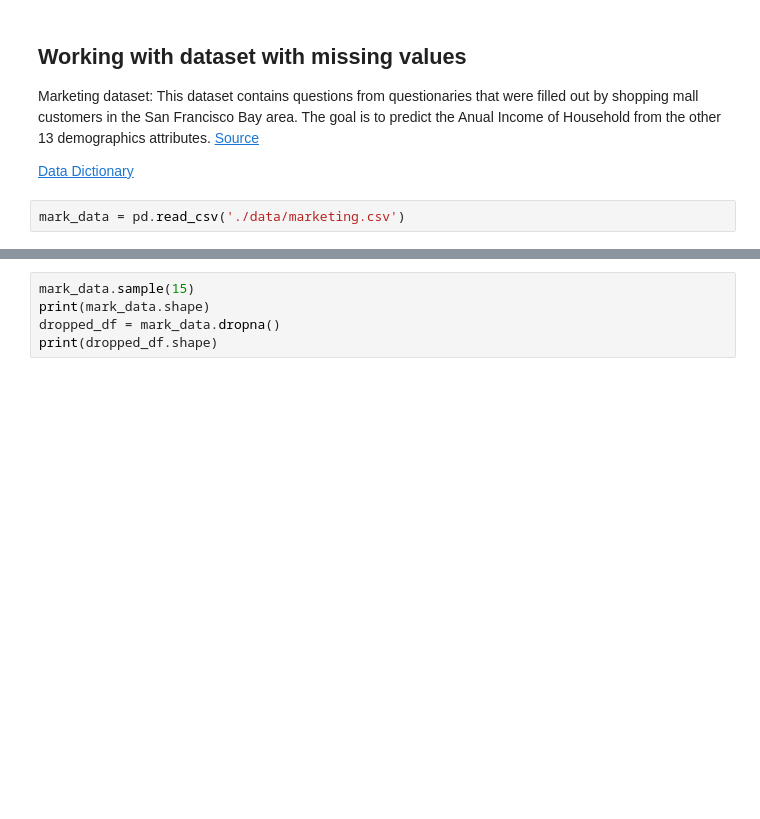
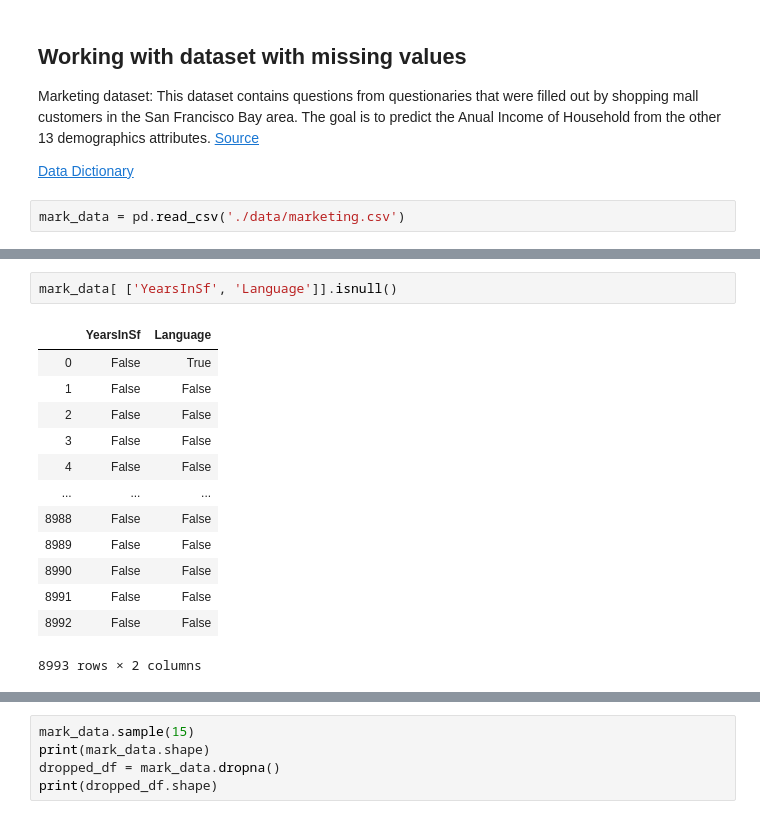
Before and after one commit to jarp/ITAO-30210-SP21, a Jupyter notebook: Class_11_Pandas_Masking_Missing_Data.ipynb, the cells around one changed output, grey strips where cells are left out. Saved outputs shown, nothing was run; the diff lists cells and outputs as text; blank space fills up the shorter version.

```diff
--- a/Class_11_Pandas_Masking_Missing_Data.ipynb
+++ b/Class_11_Pandas_Masking_Missing_Data.ipynb
@@ -166,0 +223,16 @@ mark_data.head(15)
+# %%
+mark_data[ ['YearsInSf', 'Language']].isnull()
+# %% [output]
+|  | YearsInSf | Language |
+| 0 | False | True |
+| 1 | False | False |
+| 2 | False | False |
+| 3 | False | False |
+| 4 | False | False |
+| ... | ... | ... |
+| 8988 | False | False |
+| 8989 | False | False |
+| 8990 | False | False |
+| 8991 | False | False |
+| 8992 | False | False |
+8993 rows × 2 columns
```
Also changed, not shown: parts of 6 cells of this notebook.
